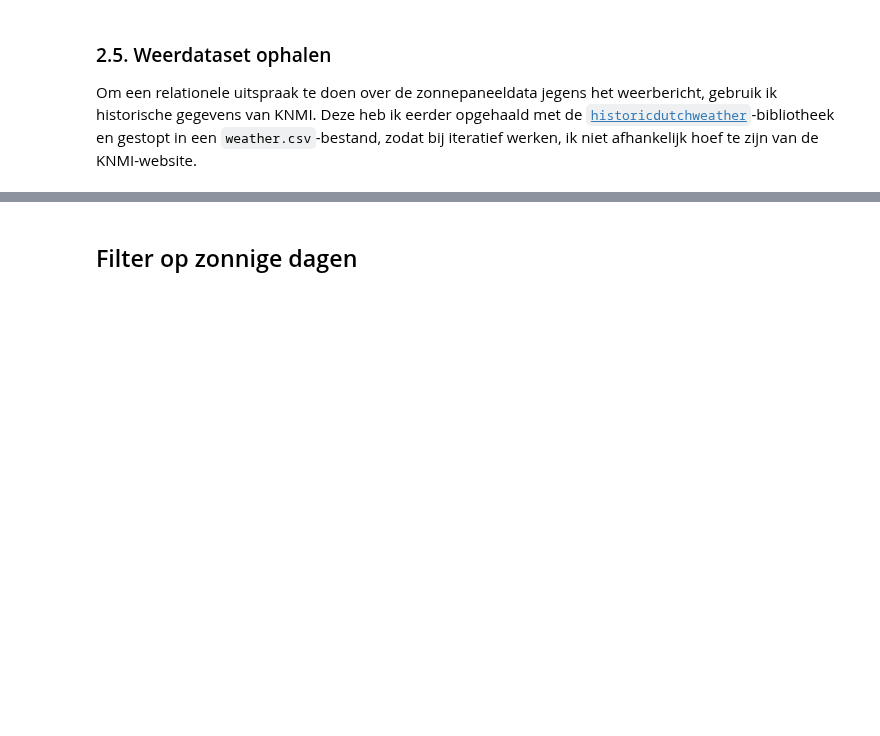
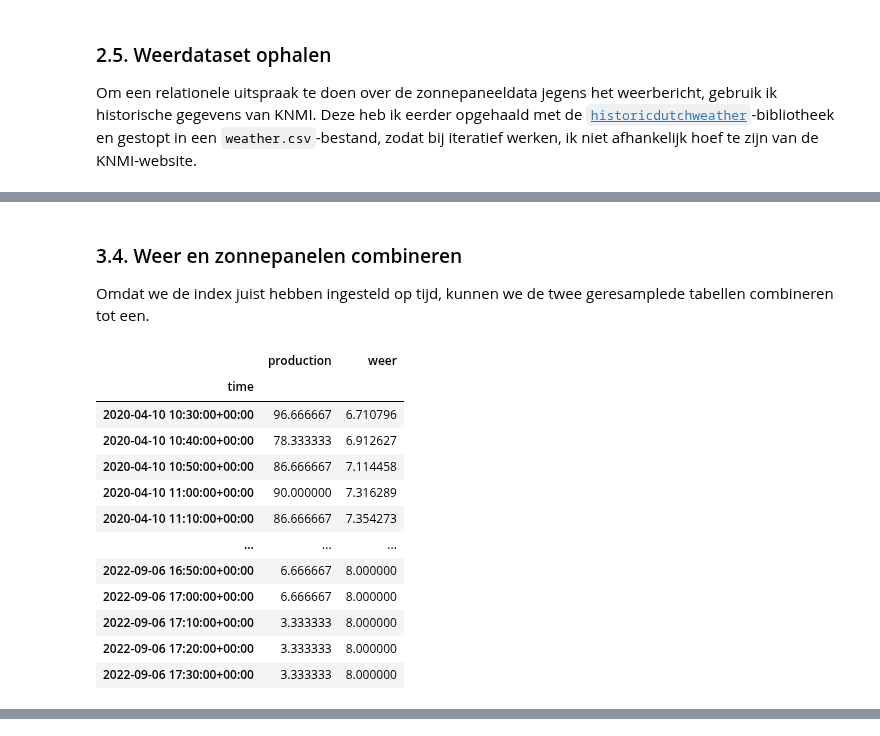
Before and after one commit to usadson/machine-learning, a Jupyter notebook: Thema 1/Huiswerk/huiswerkopgave optimalisatie/Studentenversie Tristan Gerritsen.ipynb, the cells around one changed output, grey strips where cells are left out. Cells and saved outputs as stored; diff of their text form; code cells hidden in the pictures; blank space fills up the shorter version.

```diff
--- a/Thema 1/Huiswerk/huiswerkopgave optimalisatie/Studentenversie Tristan Gerritsen.ipynb
+++ b/Thema 1/Huiswerk/huiswerkopgave optimalisatie/Studentenversie Tristan Gerritsen.ipynb
@@ -184,9 +298,24 @@ df_production_resampled.plot()
+# %% [markdown]
+### 3.4. Weer en zonnepanelen combineren
+Omdat we de index juist hebben ingesteld op tijd, kunnen we de twee geresamplede tabellen combineren tot een.
 # %%
-# Combineer de zonnepaneel en weerdata
-# Interpoleer de ontbrekende waarden, zodat de weerdata ook per xx minuten beschikbaar is
+df_merged = df_production_resampled.merge(df_weather_resampled, on='time', how='left')
 
-df_merged = df_production_resampled.merge(df_weather_resampled, on='time', how='left')
 df_merged['weer'] = df_merged['weer'].interpolate()
 df_merged['production'] = df_merged['production'].interpolate()
-print(df_merged)
+
+df_merged
 # %% [output]
+|  | production | weer |
+| time |  |  |
+| 2020-04-10 10:30:00+00:00 | 96.666667 | 6.710796 |
+| 2020-04-10 10:40:00+00:00 | 78.333333 | 6.912627 |
+| 2020-04-10 10:50:00+00:00 | 86.666667 | 7.114458 |
+| 2020-04-10 11:00:00+00:00 | 90.000000 | 7.316289 |
+| 2020-04-10 11:10:00+00:00 | 86.666667 | 7.354273 |
+| ... | ... | ... |
+| 2022-09-06 16:50:00+00:00 | 6.666667 | 8.000000 |
+| 2022-09-06 17:00:00+00:00 | 6.666667 | 8.000000 |
+| 2022-09-06 17:10:00+00:00 | 3.333333 | 8.000000 |
+| 2022-09-06 17:20:00+00:00 | 3.333333 | 8.000000 |
+| 2022-09-06 17:30:00+00:00 | 3.333333 | 8.000000 |
@@ -208,2 +322,0 @@ time
-# %% [markdown]
-## Filter op zonnige dagen
```
Also changed, not shown: parts of 41 cells of this notebook, 3 other files.
